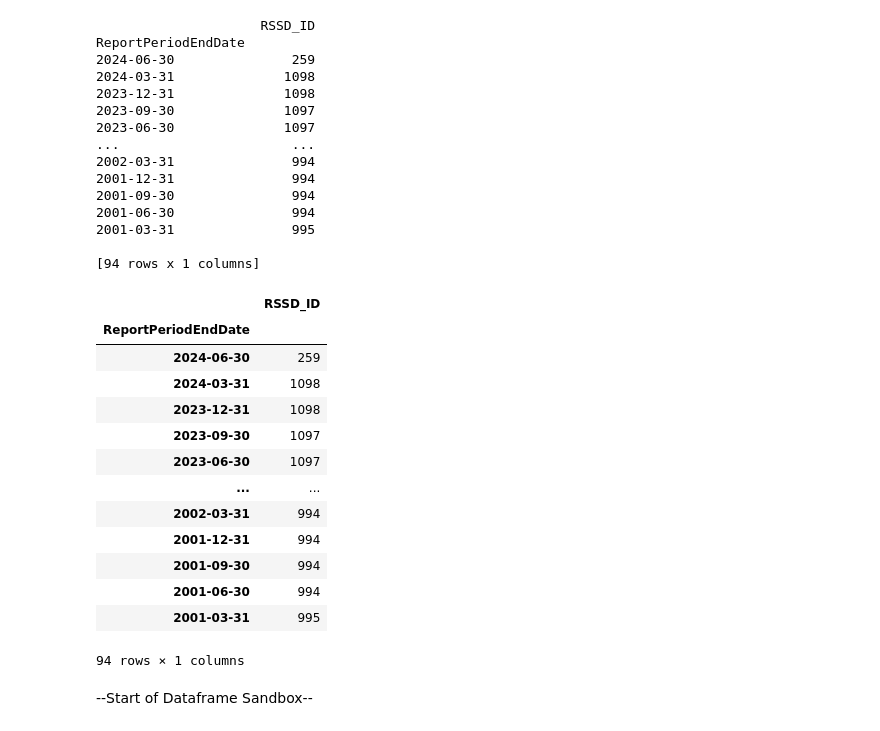
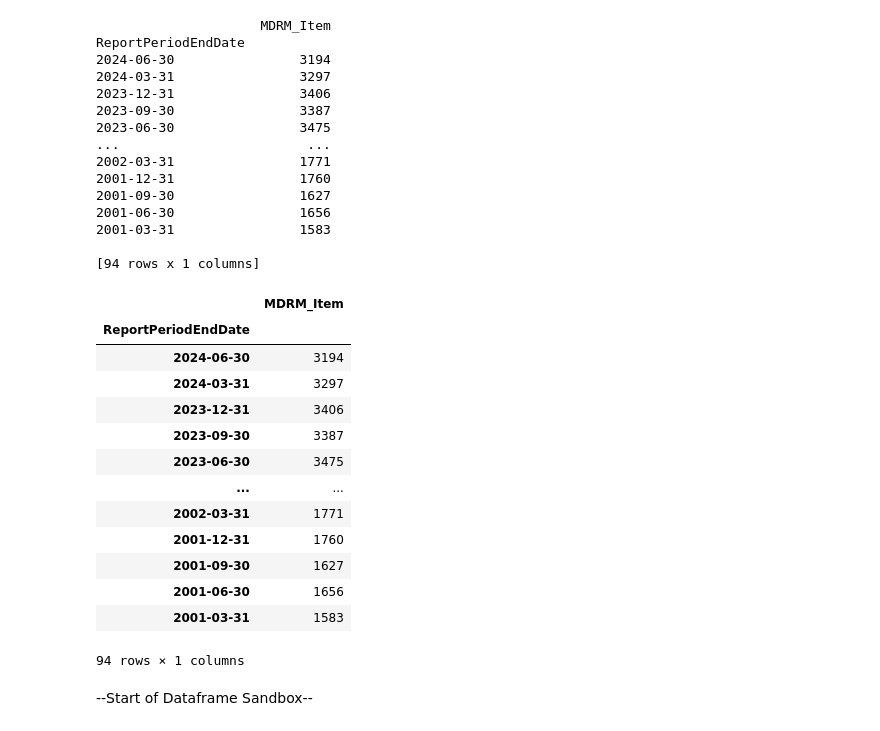
Before and after one commit to krisLB/ffiec-xbrl, a Jupyter notebook: main.ipynb, the cells around one changed output. Saved outputs shown, nothing was run; the diff lists cells and outputs as text; code cells hidden in the pictures.

```diff
--- a/main.ipynb
+++ b/main.ipynb
@@ -120,37 +139,37 @@ viewer.query(MDRMitem='RCON2170', RSSDid=267652, calc='aggregate', chart=True)
 viewer.query(MDRMitem='RCON2170', calc='twr', chart=True)
 # %%
 # Check Content Status
-viewer.contentStats(item='rssd_id', by='ReportPeriodEndDate')
+viewer.contentStats(item='mdrm_item', by='ReportPeriodEndDate')
 #viewer.contentStats(item='mdrm_item')
 # %% [output]
-                     RSSD_ID
+                     MDRM_Item
 ReportPeriodEndDate
-2024-06-30               259
-2024-03-31              1098
-2023-12-31              1098
-2023-09-30              1097
-2023-06-30              1097
-...                      ...
-2002-03-31               994
-2001-12-31               994
-2001-09-30               994
-2001-06-30               994
-2001-03-31               995
+2024-06-30                3194
+2024-03-31                3297
+2023-12-31                3406
+2023-09-30                3387
+2023-06-30                3475
+...                        ...
+2002-03-31                1771
+2001-12-31                1760
+2001-09-30                1627
+2001-06-30                1656
+2001-03-31                1583
 
 [94 rows x 1 columns]
-|  | RSSD_ID |
+|  | MDRM_Item |
 | ReportPeriodEndDate |  |
-| 2024-06-30 | 259 |
-| 2024-03-31 | 1098 |
-| 2023-12-31 | 1098 |
-| 2023-09-30 | 1097 |
-| 2023-06-30 | 1097 |
+| 2024-06-30 | 3194 |
+| 2024-03-31 | 3297 |
+| 2023-12-31 | 3406 |
+| 2023-09-30 | 3387 |
+| 2023-06-30 | 3475 |
 | ... | ... |
-| 2002-03-31 | 994 |
-| 2001-12-31 | 994 |
-| 2001-09-30 | 994 |
-| 2001-06-30 | 994 |
-| 2001-03-31 | 995 |
+| 2002-03-31 | 1771 |
+| 2001-12-31 | 1760 |
+| 2001-09-30 | 1627 |
+| 2001-06-30 | 1656 |
+| 2001-03-31 | 1583 |
 94 rows × 1 columns
 # %% [markdown]
 --Start of Dataframe Sandbox--
```
Also changed, not shown: parts of 1 cell of this notebook, 3 other files.
